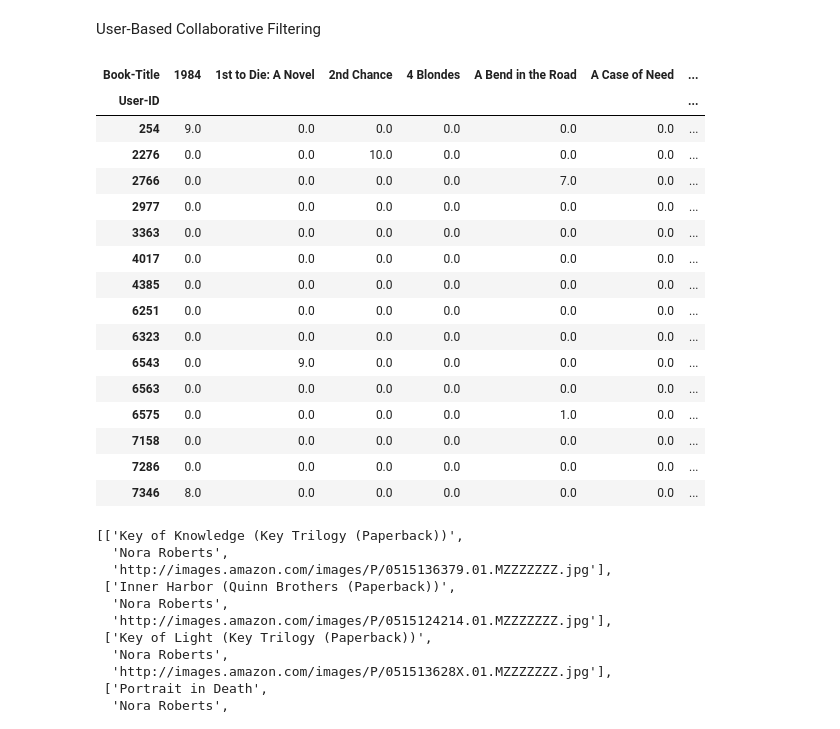
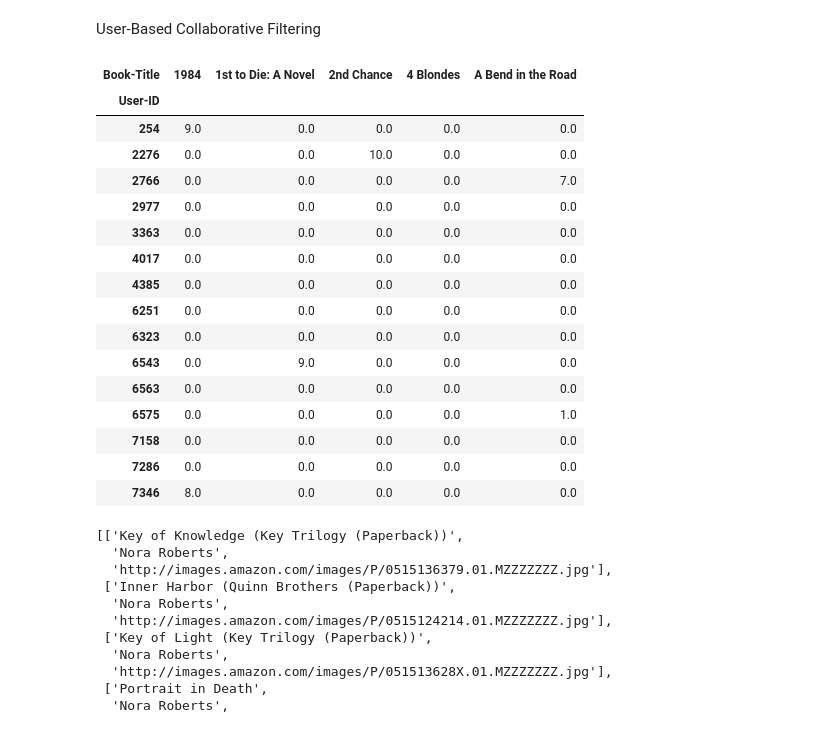
Before and after one commit to sontransonn/book-recommender-system, a Jupyter notebook: main.ipynb, the cells around one changed output. Saved outputs shown, nothing was run; the diff lists cells and outputs as text; code cells hidden in the pictures.

```diff
--- a/main.ipynb
+++ b/main.ipynb
@@ -119,26 +119,26 @@ User-Based Collaborative Filtering
 # %%
 pt_user = final_ratings.pivot_table(index='User-ID', columns='Book-Title', values='Book-Rating')
 pt_user.fillna(0, inplace=True)
 
-pt_user.iloc[:, :9].head(15)
+pt_user.iloc[:, :5].head(15)
 # %% [output]
-| Book-Title | 1984 | 1st to Die: A Novel | 2nd Chance | 4 Blondes | A Bend in the Road | A Case of Need | ... |
-| User-ID |  |  |  |  |  |  | ... |
-| 254 | 9.0 | 0.0 | 0.0 | 0.0 | 0.0 | 0.0 | ... |
-| 2276 | 0.0 | 0.0 | 10.0 | 0.0 | 0.0 | 0.0 | ... |
-| 2766 | 0.0 | 0.0 | 0.0 | 0.0 | 7.0 | 0.0 | ... |
-| 2977 | 0.0 | 0.0 | 0.0 | 0.0 | 0.0 | 0.0 | ... |
-| 3363 | 0.0 | 0.0 | 0.0 | 0.0 | 0.0 | 0.0 | ... |
-| 4017 | 0.0 | 0.0 | 0.0 | 0.0 | 0.0 | 0.0 | ... |
-| 4385 | 0.0 | 0.0 | 0.0 | 0.0 | 0.0 | 0.0 | ... |
-| 6251 | 0.0 | 0.0 | 0.0 | 0.0 | 0.0 | 0.0 | ... |
-| 6323 | 0.0 | 0.0 | 0.0 | 0.0 | 0.0 | 0.0 | ... |
-| 6543 | 0.0 | 9.0 | 0.0 | 0.0 | 0.0 | 0.0 | ... |
-| 6563 | 0.0 | 0.0 | 0.0 | 0.0 | 0.0 | 0.0 | ... |
-| 6575 | 0.0 | 0.0 | 0.0 | 0.0 | 1.0 | 0.0 | ... |
-| 7158 | 0.0 | 0.0 | 0.0 | 0.0 | 0.0 | 0.0 | ... |
-| 7286 | 0.0 | 0.0 | 0.0 | 0.0 | 0.0 | 0.0 | ... |
-| 7346 | 8.0 | 0.0 | 0.0 | 0.0 | 0.0 | 0.0 | ... |
+| Book-Title | 1984 | 1st to Die: A Novel | 2nd Chance | 4 Blondes | A Bend in the Road |
+| User-ID |  |  |  |  |  |
+| 254 | 9.0 | 0.0 | 0.0 | 0.0 | 0.0 |
+| 2276 | 0.0 | 0.0 | 10.0 | 0.0 | 0.0 |
+| 2766 | 0.0 | 0.0 | 0.0 | 0.0 | 7.0 |
+| 2977 | 0.0 | 0.0 | 0.0 | 0.0 | 0.0 |
+| 3363 | 0.0 | 0.0 | 0.0 | 0.0 | 0.0 |
+| 4017 | 0.0 | 0.0 | 0.0 | 0.0 | 0.0 |
+| 4385 | 0.0 | 0.0 | 0.0 | 0.0 | 0.0 |
+| 6251 | 0.0 | 0.0 | 0.0 | 0.0 | 0.0 |
+| 6323 | 0.0 | 0.0 | 0.0 | 0.0 | 0.0 |
+| 6543 | 0.0 | 9.0 | 0.0 | 0.0 | 0.0 |
+| 6563 | 0.0 | 0.0 | 0.0 | 0.0 | 0.0 |
+| 6575 | 0.0 | 0.0 | 0.0 | 0.0 | 1.0 |
+| 7158 | 0.0 | 0.0 | 0.0 | 0.0 | 0.0 |
+| 7286 | 0.0 | 0.0 | 0.0 | 0.0 | 0.0 |
+| 7346 | 8.0 | 0.0 | 0.0 | 0.0 | 0.0 |
 # %%
 user_similarity = cosine_similarity(pt_user)
 
```
Also changed, not shown: parts of 1 cell of this notebook.
